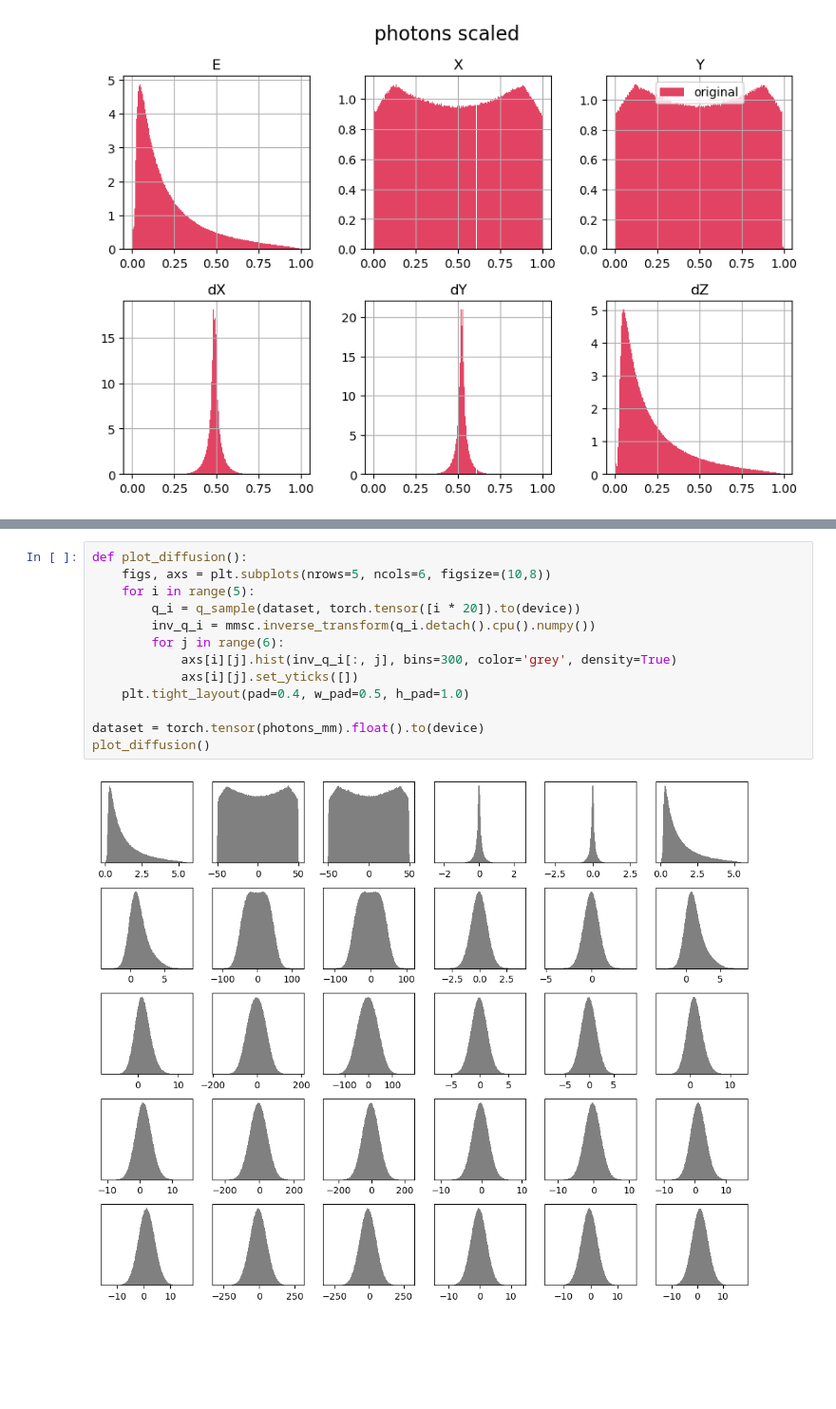
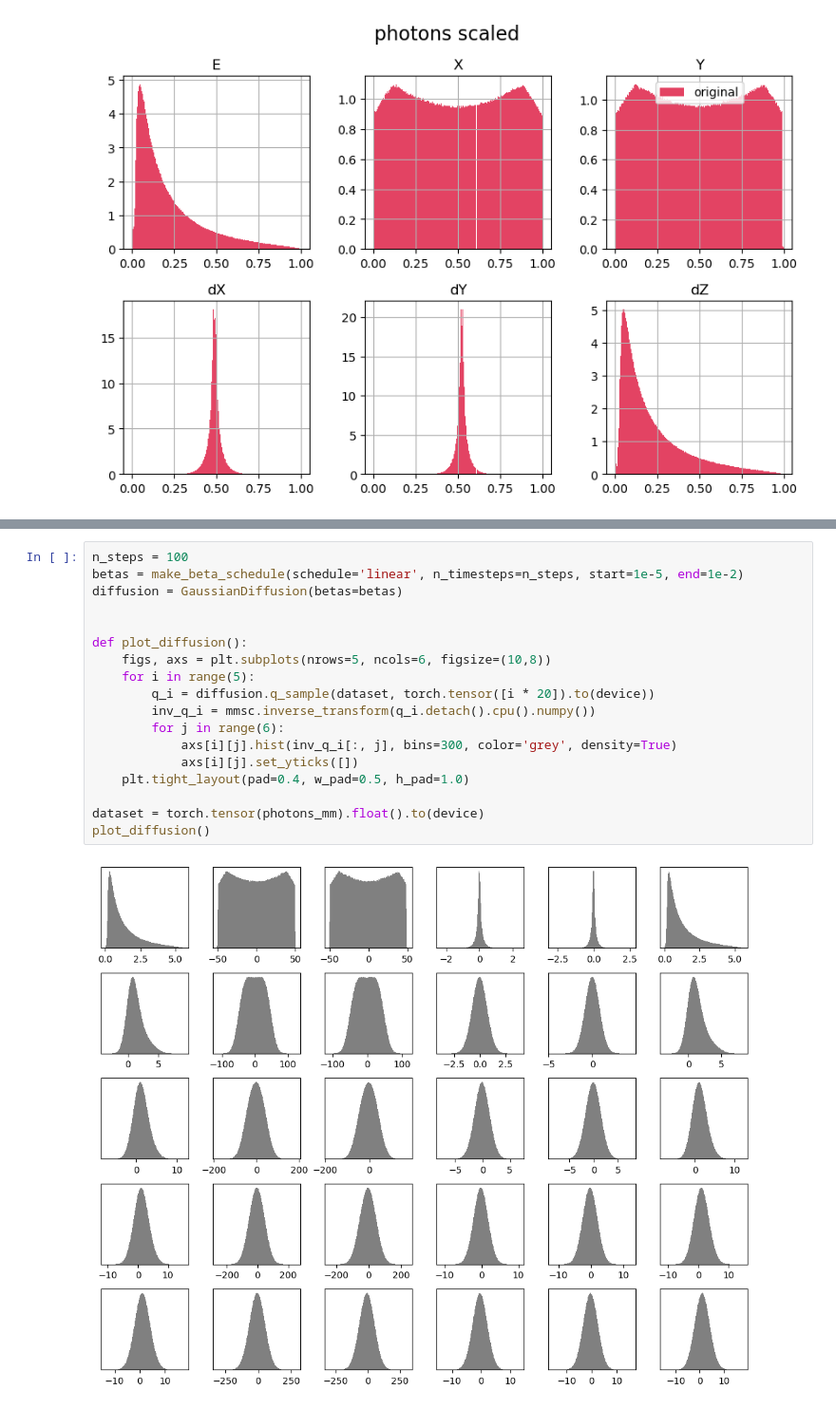
Before and after one commit to Ankoniec/DDPM_PHSP_ver1, a Jupyter notebook: DDPM_cuda.ipynb, the cells around one changed output, grey strips where cells are left out. Shown: that part at 95% size. Saved outputs shown, nothing was run; the diff lists cells and outputs as text; blank space fills up the shorter version.

```diff
--- a/DDPM_cuda.ipynb
+++ b/DDPM_cuda.ipynb
@@ -90,15 +35,20 @@ one_minus_alphas_bar_sqrt = torch.sqrt(1 - alphas_prod).to(device)
 # %%
+n_steps = 100
+betas = make_beta_schedule(schedule='linear', n_timesteps=n_steps, start=1e-5, end=1e-2)
+diffusion = GaussianDiffusion(betas=betas)
+
+
 def plot_diffusion():
     figs, axs = plt.subplots(nrows=5, ncols=6, figsize=(10,8))
     for i in range(5):
-        q_i = q_sample(dataset, torch.tensor([i * 20]).to(device))
+        q_i = diffusion.q_sample(dataset, torch.tensor([i * 20]).to(device))
         inv_q_i = mmsc.inverse_transform(q_i.detach().cpu().numpy())
         for j in range(6):
             axs[i][j].hist(inv_q_i[:, j], bins=300, color='grey', density=True)
             axs[i][j].set_yticks([])
     plt.tight_layout(pad=0.4, w_pad=0.5, h_pad=1.0)
 
 dataset = torch.tensor(photons_mm).float().to(device)
 plot_diffusion()
 # %% [output]
-[figure, old version]
+[figure, new version]
```
Also changed, not shown: parts of 4 cells of this notebook, 2 other files.
